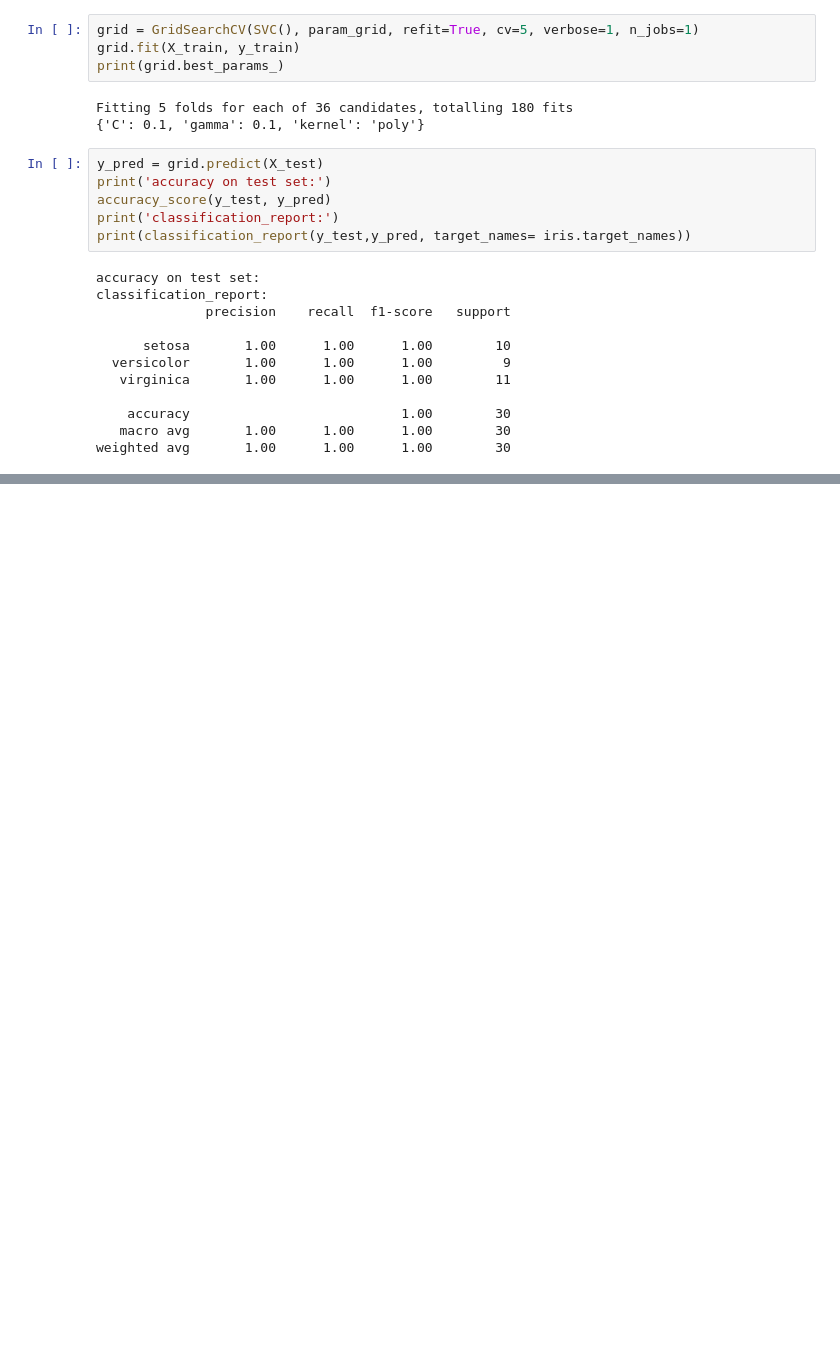
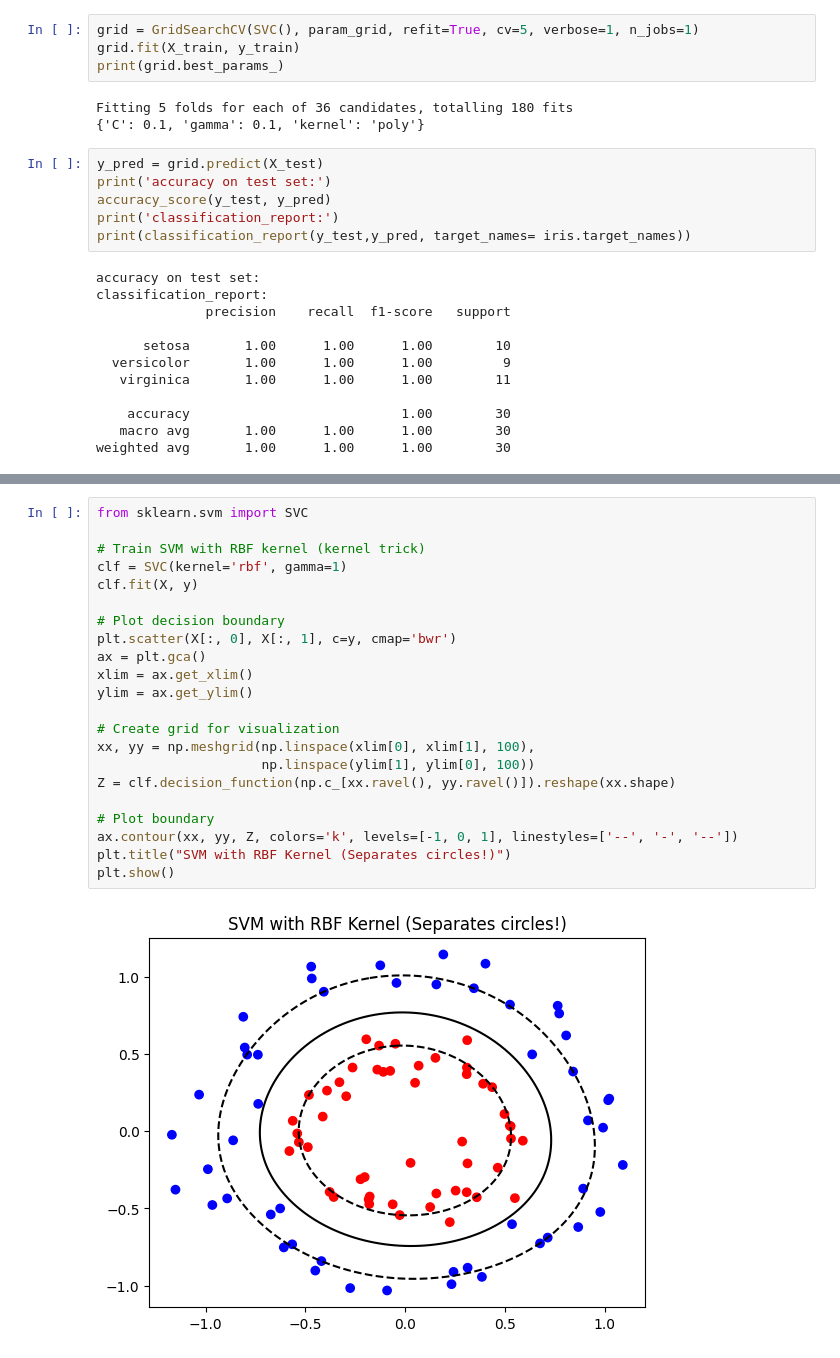
Before and after one commit to AryamBajracharya/ML, a Jupyter notebook: Kernel.ipynb, the cells around one changed output, grey strips where cells are left out. Saved outputs shown, nothing was run; the diff lists cells and outputs as text; blank space fills up the shorter version.

Commit message:
Kernel learning

```diff
--- a/Kernel.ipynb
+++ b/Kernel.ipynb
@@ -117,0 +128,24 @@ weighted avg       1.00      1.00      1.00        30
+# %%
+from sklearn.svm import SVC
+
+# Train SVM with RBF kernel (kernel trick)
+clf = SVC(kernel='rbf', gamma=1)
+clf.fit(X, y)
+
+# Plot decision boundary
+plt.scatter(X[:, 0], X[:, 1], c=y, cmap='bwr')
+ax = plt.gca()
+xlim = ax.get_xlim()
+ylim = ax.get_ylim()
+
+# Create grid for visualization
+xx, yy = np.meshgrid(np.linspace(xlim[0], xlim[1], 100),
+                     np.linspace(ylim[1], ylim[0], 100))
+Z = clf.decision_function(np.c_[xx.ravel(), yy.ravel()]).reshape(xx.shape)
+
+# Plot boundary
+ax.contour(xx, yy, Z, colors='k', levels=[-1, 0, 1], linestyles=['--', '-', '--'])
+plt.title("SVM with RBF Kernel (Separates circles!)")
+plt.show()
+# %% [output]
+[figure, added]
```
Also changed, not shown: parts of 1 cell of this notebook.
